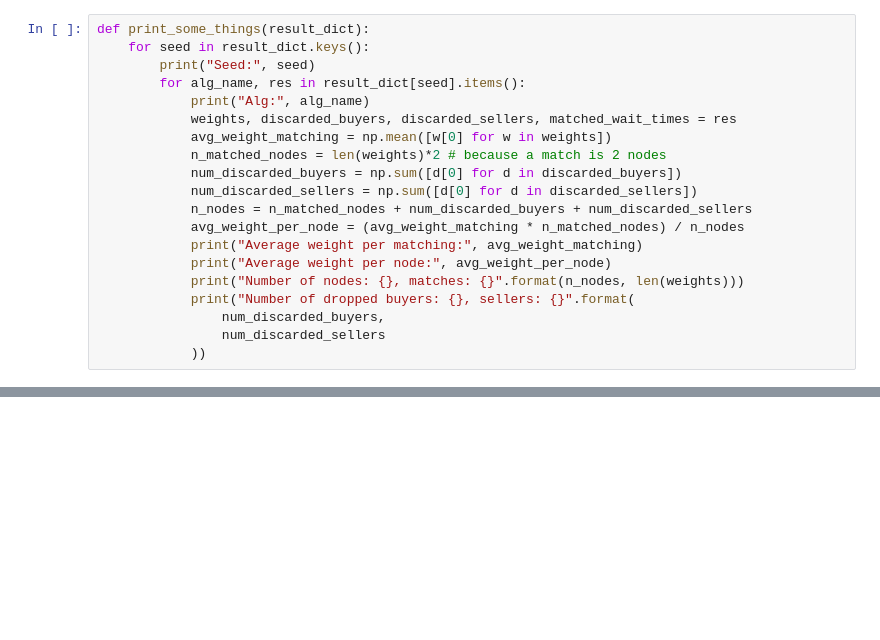
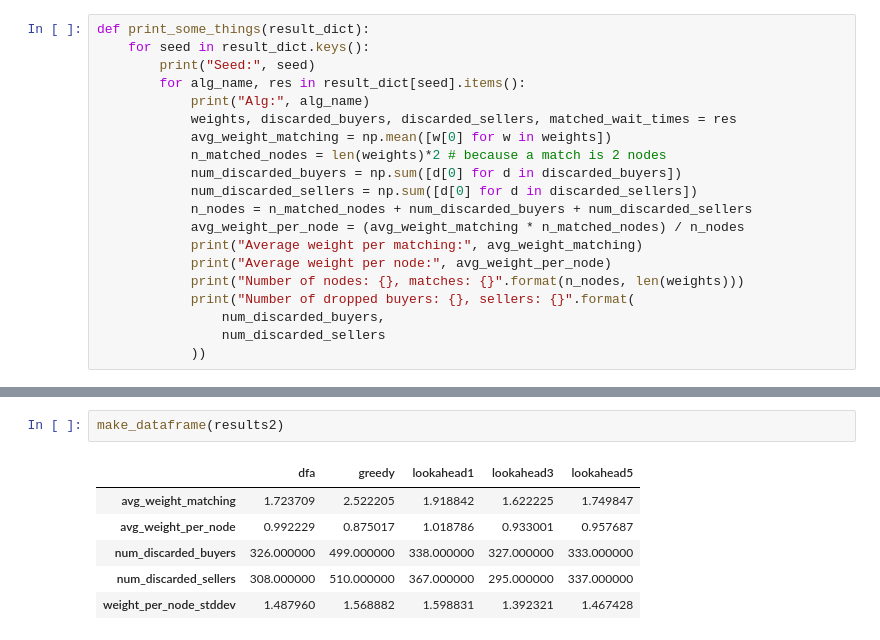
Before and after one commit to tjdiamandis/cs269i_final_project, a Jupyter notebook: experiments/BasicExperiment.ipynb, the cells around one changed output, grey strips where cells are left out. Cells and saved outputs as stored; diff of their text form; blank space fills up the shorter version.

```diff
--- a/experiments/BasicExperiment.ipynb
+++ b/experiments/BasicExperiment.ipynb
@@ -257,0 +294,9 @@ Number of dropped buyers: 179, sellers: 435
+# %%
+make_dataframe(results2)
+# %% [output]
+|  | dfa | greedy | lookahead1 | lookahead3 | lookahead5 |
+| avg_weight_matching | 1.723709 | 2.522205 | 1.918842 | 1.622225 | 1.749847 |
+| avg_weight_per_node | 0.992229 | 0.875017 | 1.018786 | 0.933001 | 0.957687 |
+| num_discarded_buyers | 326.000000 | 499.000000 | 338.000000 | 327.000000 | 333.000000 |
+| num_discarded_sellers | 308.000000 | 510.000000 | 367.000000 | 295.000000 | 337.000000 |
+| weight_per_node_stddev | 1.487960 | 1.568882 | 1.598831 | 1.392321 | 1.467428 |
```
Also changed, not shown: parts of 24 cells of this notebook.
